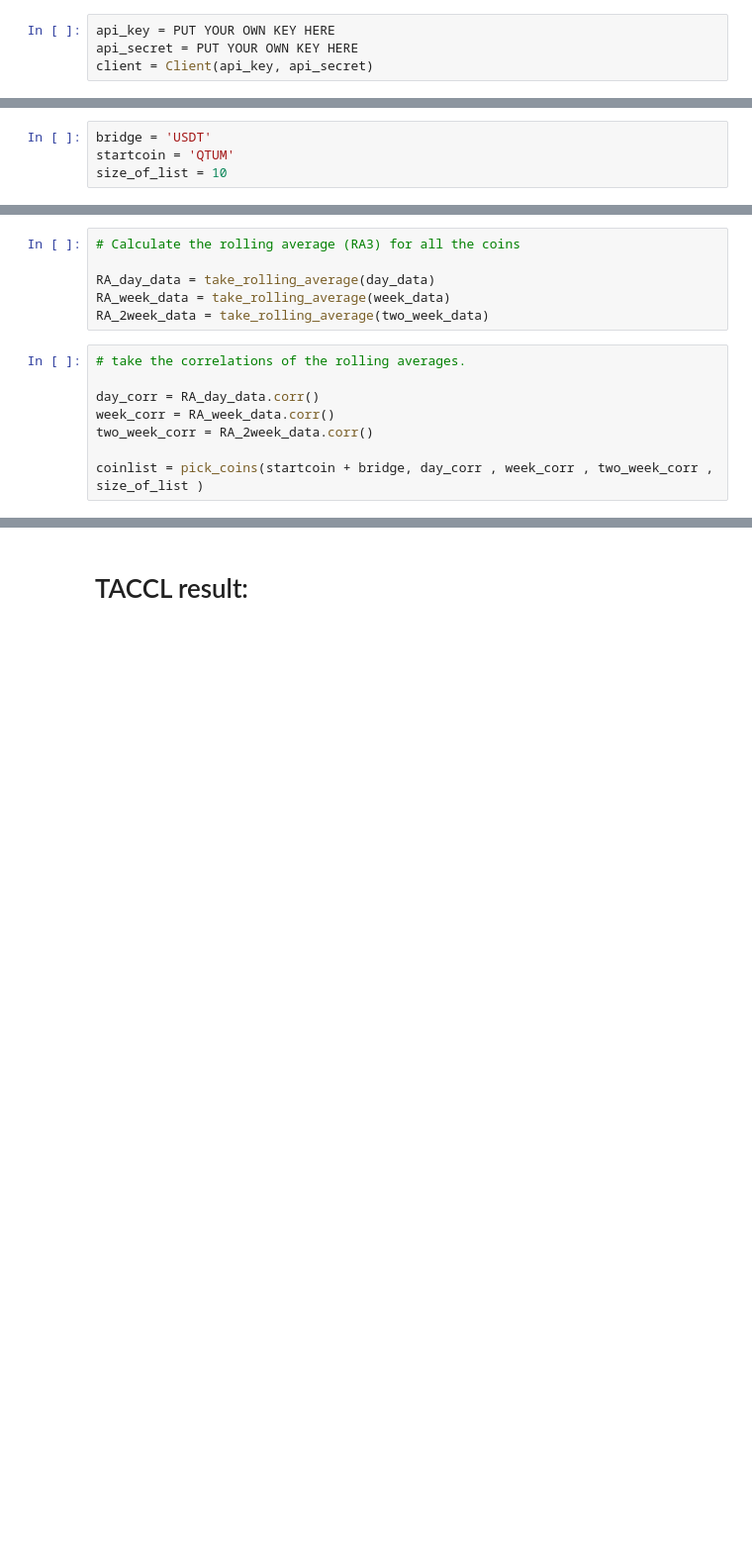
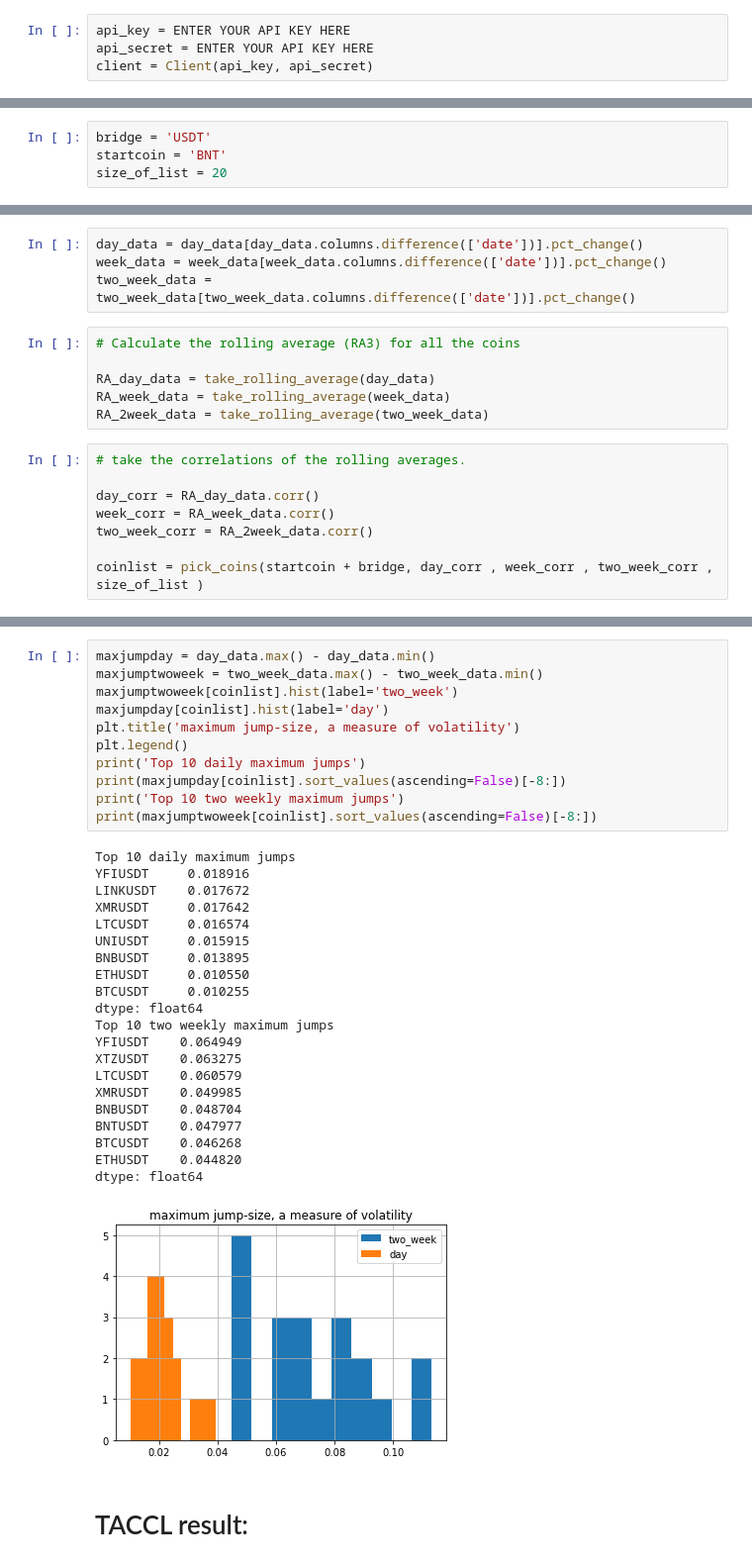
Before and after one commit to kentwar/binance_correlation_script, a Jupyter notebook: auto_coin_list.ipynb, the cells around one changed output, grey strips where cells are left out. Shown at 99% size. Saved outputs shown, nothing was run; the diff lists cells and outputs as text; blank space fills up the shorter version.

```diff
--- a/auto_coin_list.ipynb
+++ b/auto_coin_list.ipynb
@@ -25,8 +25,8 @@ This script will gather the data for all coin pairs available for your bridge co
 # %% [markdown]
 Run every line of the script. The final two boxes will display the recommended coin list and the heatmap of the rolling average for the last 24 hours.
 # %%
-api_key = PUT YOUR OWN KEY HERE
-api_secret = PUT YOUR OWN KEY HERE
+api_key = ENTER YOUR API KEY HERE
+api_secret = ENTER YOUR API KEY HERE
 client = Client(api_key, api_secret)
 # %%
 def get_ticker_price(ticker_symbol: str, days:int , granularity:str):
@@ -116,8 +113,8 @@ def pick_coins(start_ticker , day_corr , week_corr, two_week_corr, n):
 # Choose your Bridge coin and Starting coin here
 # %%
 bridge = 'USDT'
-startcoin = 'QTUM'
-size_of_list = 10
+startcoin = 'BNT'
+size_of_list = 20
 # %%
 client = Client(api_key, api_secret)
 
@@ -153,6 +150,10 @@ The following coins do not have historical data
 ['BCCUSDT', 'BCHABCUSDT', 'BCHSVUSDT', 'BKRWUSDT', 'DAIUSDT', 'ERDUSDT', 'HCUSDT', 'LENDUSDT', 'MCOUSDT', 'NPXSUSDT', 'STORMUSDT', 'STRATUSDT', 'USDSUSDT', 'USDSBUSDT', 'VENUSDT', 'XZCUSDT']
 The following coins do not have historical data
 ['BCCUSDT', 'BCHABCUSDT', 'BCHSVUSDT', 'BKRWUSDT', 'DAIUSDT', 'ERDUSDT', 'HCUSDT', 'LENDUSDT', 'MCOUSDT', 'NPXSUSDT', 'STORMUSDT', 'STRATUSDT', 'USDSUSDT', 'USDSBUSDT', 'VENUSDT', 'XZCUSDT']
+# %%
+day_data = day_data[day_data.columns.difference(['date'])].pct_change()
+week_data = week_data[week_data.columns.difference(['date'])].pct_change()
+two_week_data = two_week_data[two_week_data.columns.difference(['date'])].pct_change()
 # %%
 # Calculate the rolling average (RA3) for all the coins
 
@@ -170,3 +185,36 @@ coinlist = pick_coins(startcoin + bridge, day_corr , week_corr , two_week_corr ,
+# %%
+maxjumpday = day_data.max() - day_data.min()
+maxjumptwoweek = two_week_data.max() - two_week_data.min()
+maxjumptwoweek[coinlist].hist(label='two_week')
+maxjumpday[coinlist].hist(label='day')
+plt.title('maximum jump-size, a measure of volatility')
+plt.legend()
+print('Top 10 daily maximum jumps')
+print(maxjumpday[coinlist].sort_values(ascending=False)[-8:])
+print('Top 10 two weekly maximum jumps')
+print(maxjumptwoweek[coinlist].sort_values(ascending=False)[-8:])
+# %% [output]
+Top 10 daily maximum jumps
+YFIUSDT     0.018916
+LINKUSDT    0.017672
+XMRUSDT     0.017642
+LTCUSDT     0.016574
+UNIUSDT     0.015915
+BNBUSDT     0.013895
+ETHUSDT     0.010550
+BTCUSDT     0.010255
+dtype: float64
+Top 10 two weekly maximum jumps
+YFIUSDT    0.064949
+XTZUSDT    0.063275
+LTCUSDT    0.060579
+XMRUSDT    0.049985
+BNBUSDT    0.048704
+BNTUSDT    0.047977
+BTCUSDT    0.046268
+ETHUSDT    0.044820
+dtype: float64
+[figure, added]
 # %% [markdown]
 # TACCL result:
 # %% [markdown]
```
Also changed, not shown: parts of 14 cells of this notebook.
